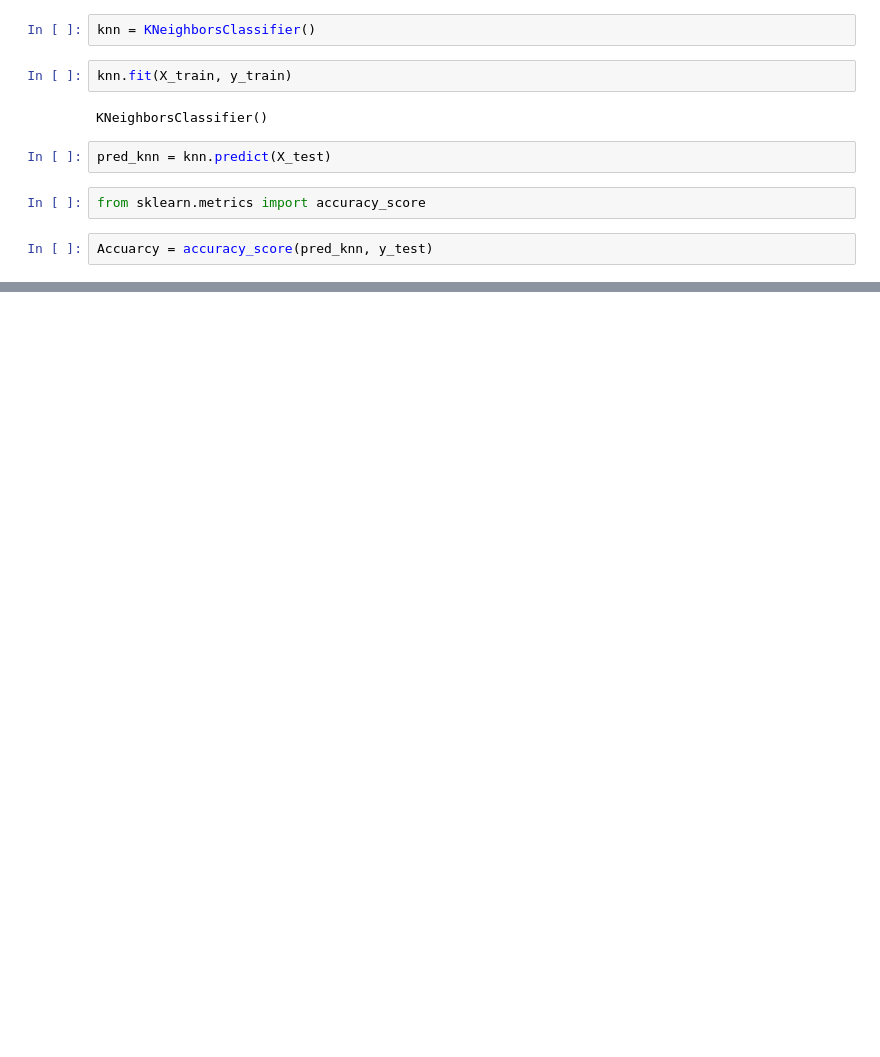
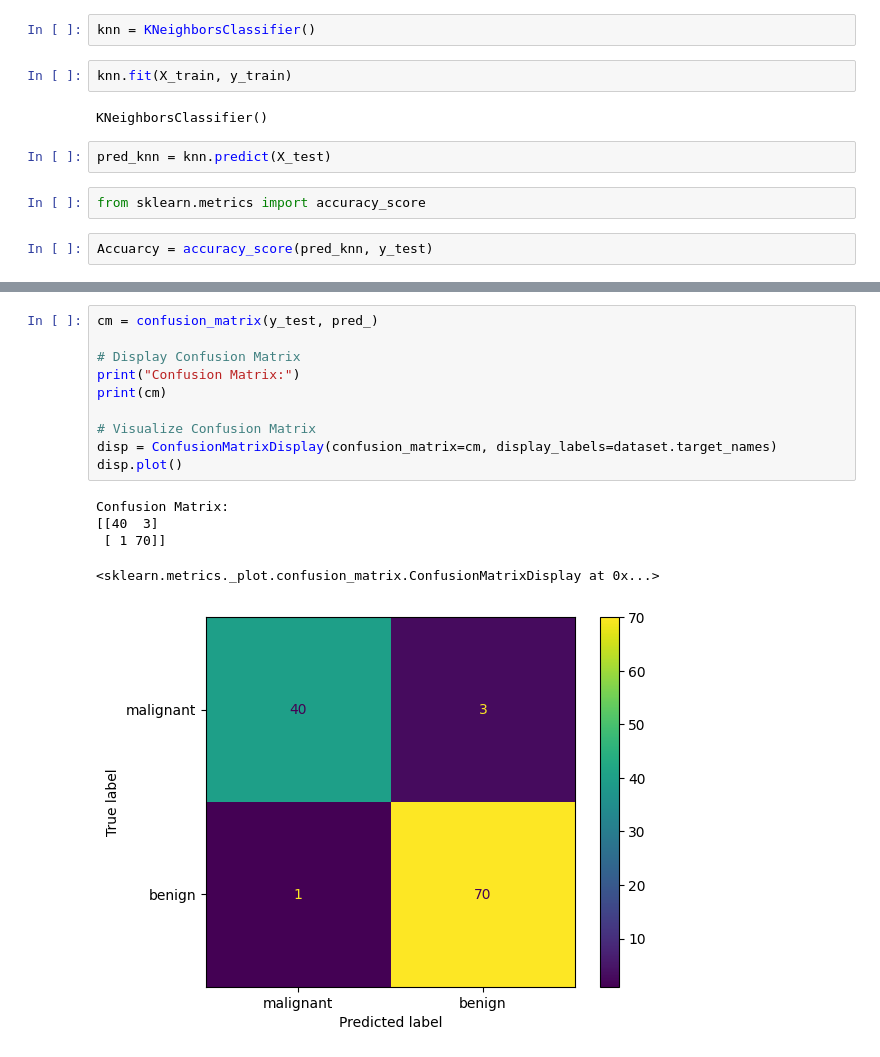
Before and after one commit to codewithdark-git/Pytorch, a Jupyter notebook: simple-train-on-iris-data.ipynb, the cells around one changed output, grey strips where cells are left out. Saved outputs shown, nothing was run; the diff lists cells and outputs as text; blank space fills up the shorter version.

```diff
--- a/simple-train-on-iris-data.ipynb
+++ b/simple-train-on-iris-data.ipynb
@@ -169,0 +181,16 @@ Accuarcy
+# %%
+cm = confusion_matrix(y_test, pred_)
+
+# Display Confusion Matrix
+print("Confusion Matrix:")
+print(cm)
+
+# Visualize Confusion Matrix
+disp = ConfusionMatrixDisplay(confusion_matrix=cm, display_labels=dataset.target_names)
+disp.plot()
+# %% [output]
+Confusion Matrix:
+[[40  3]
+ [ 1 70]]
+<sklearn.metrics._plot.confusion_matrix.ConfusionMatrixDisplay at 0x...>
+[figure, added]
```
Also changed, not shown: parts of 13 cells of this notebook.
